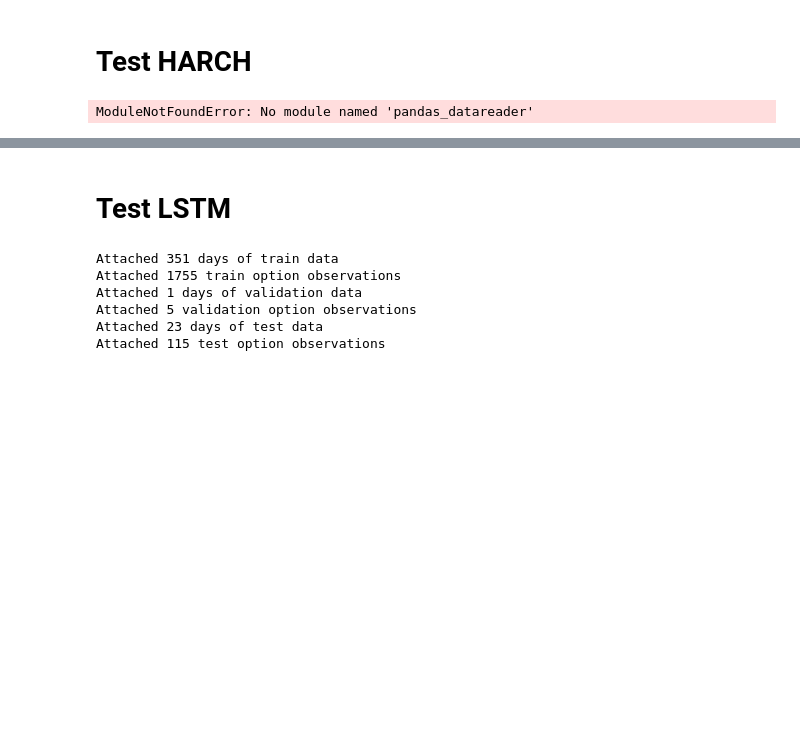
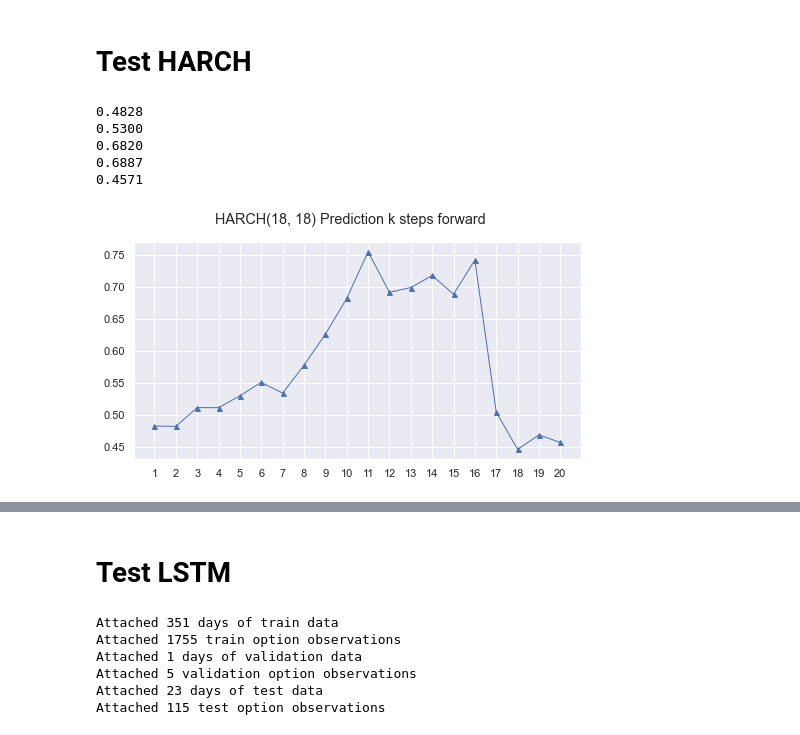
Before and after one commit to BobZiyangDing/EchoStateNeuralStochasticVolatilityHestonModel, a Jupyter notebook: experiment/CompareModel.ipynb, the cells around one changed output, grey strips where cells are left out. Drawn from its saved outputs; the diff is of its cells as text; code cells hidden in the pictures; blank space fills up the shorter version.

```diff
--- a/experiment/CompareModel.ipynb
+++ b/experiment/CompareModel.ipynb
@@ -493,7 +545,7 @@ for day in list(test_data.keys()):
     index.append(day)
 last_test_date = list(test_data.keys())[-1]
 
-start = dt.datetime(2018,1,1)
+start = dt.datetime(2015,1,1)
 end = last_test_date
 sp500 = web.get_data_yahoo('^GSPC', start=start, end=end)
 returns = sp500['Adj Close'].pct_change().dropna()
@@ -533,31 +585,37 @@ for k in range(1, min(forward_k, num_test_day)+1):
         expireday = [d.date() for d in test_data[pred_date][0]["exdate"]]
         pred_date_T = np.busday_count(today, expireday)
         pred_date_y = test_data[pred_date][0]["spotclose"].values
 
         pred_price_Harch = BSf(pred_vol,
                                p_t=pred_date_p,
                                r_t=pred_date_r,
                                K_t=pred_date_K,
                                T_t=pred_date_T)
 
         pred_error_Harch = np.average(np.abs(pred_price_Harch-pred_date_y) / pred_date_y)
 
         k_step_test_error_Harch.append(pred_error_Harch)
     test_error_traj_Harch.append( np.average(k_step_test_error_Harch ))
 
 sns.set()
 fig = plt.figure(figsize=(8,4))
 xlabel = list(range(len(test_error_traj_Harch)+1))
 fig.suptitle("HARCH(18, 18) Prediction k steps forward")
 plt.xticks(xlabel)
 plt.plot([_+1 for _ in range(forward_k)], test_error_traj_Harch, marker ='^', markersize=5, linewidth=1)
+plt.savefig("./output_fig/HARCH_results.jpg")
 fig.show()
 
 errors_to_save.append(test_error_traj_Harch)
 print("{:.4f}".format(test_error_traj_Harch[0]))
 print("{:.4f}".format(test_error_traj_Harch[4]))
 print("{:.4f}".format(test_error_traj_Harch[9]))
 print("{:.4f}".format(test_error_traj_Harch[14]))
 print("{:.4f}".format(test_error_traj_Harch[19]))
 # %% [output]
-ModuleNotFoundError: No module named 'pandas_datareader'
+0.4828
+0.5300
+0.6820
+0.6887
+0.4571
+[figure, added]
```
Also changed, not shown: parts of 18 cells of this notebook.
